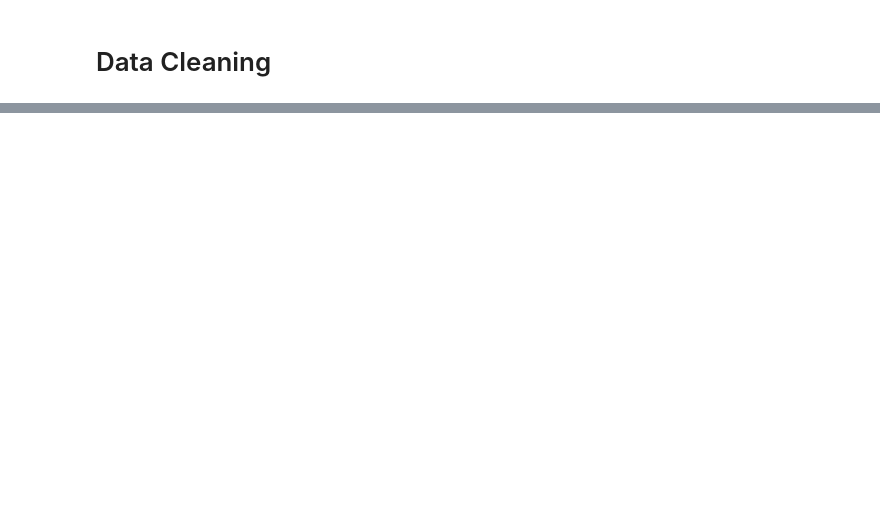
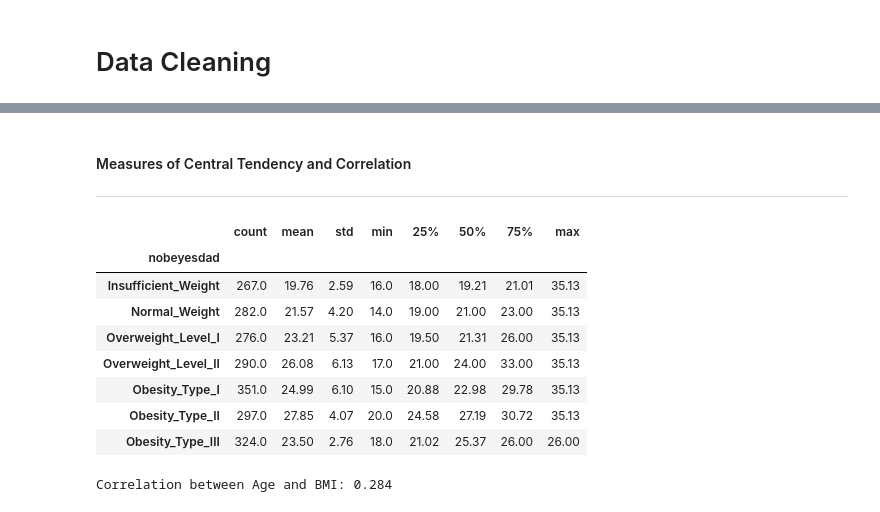
Before and after one commit to notgian/csmodel-gr4-backup-repo, a Jupyter notebook: CSMODEL_GRP4.ipynb, the cells around one changed output, grey strips where cells are left out. Cells and saved outputs as stored; diff of their text form; code cells hidden in the pictures; blank space fills up the shorter version.

```diff
--- a/CSMODEL_GRP4.ipynb
+++ b/CSMODEL_GRP4.ipynb
@@ -82,0 +377,23 @@ obesity_df.head()
+# %% [markdown]
+#### Measures of Central Tendency and Correlation
+
+---
+# %%
+# Summary statistics of age across obesity categories
+age_summary = df.groupby('nobeyesdad', observed=True)['age'].describe().round(2)
+display(age_summary)
+
+# Correlation between age and BMI
+age_bmi_corr = df['age'].corr(df['bmi'])
+print(f"Correlation between Age and BMI: {age_bmi_corr:.3f}")
+# %% [output]
+|  | count | mean | std | min | 25% | 50% | 75% | max |
+| nobeyesdad |  |  |  |  |  |  |  |  |
+| Insufficient_Weight | 267.0 | 19.76 | 2.59 | 16.0 | 18.00 | 19.21 | 21.01 | 35.13 |
+| Normal_Weight | 282.0 | 21.57 | 4.20 | 14.0 | 19.00 | 21.00 | 23.00 | 35.13 |
+| Overweight_Level_I | 276.0 | 23.21 | 5.37 | 16.0 | 19.50 | 21.31 | 26.00 | 35.13 |
+| Overweight_Level_II | 290.0 | 26.08 | 6.13 | 17.0 | 21.00 | 24.00 | 33.00 | 35.13 |
+| Obesity_Type_I | 351.0 | 24.99 | 6.10 | 15.0 | 20.88 | 22.98 | 29.78 | 35.13 |
+| Obesity_Type_II | 297.0 | 27.85 | 4.07 | 20.0 | 24.58 | 27.19 | 30.72 | 35.13 |
+| Obesity_Type_III | 324.0 | 23.50 | 2.76 | 18.0 | 21.02 | 25.37 | 26.00 | 26.00 |
+Correlation between Age and BMI: 0.284
```
Also changed, not shown: parts of 60 cells of this notebook.
